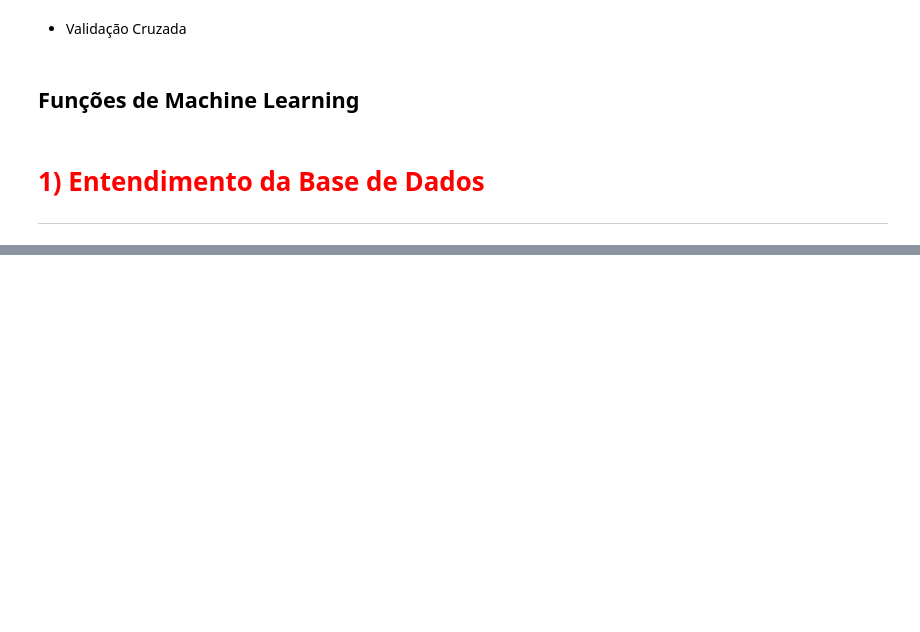
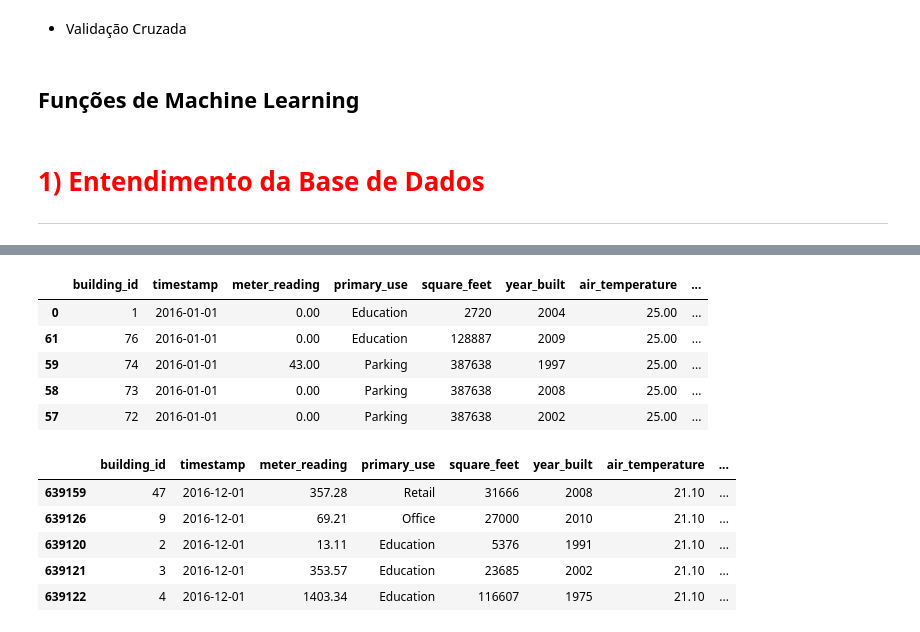
Before and after one commit to leonardovargas10/Modelo_Forecasting_Consumo_Energia, a Jupyter notebook: Modelo_Predicao_Consumo_Energia.ipynb, the cells around one changed output, grey strips where cells are left out. Saved outputs shown, nothing was run; the diff lists cells and outputs as text; code cells hidden in the pictures; blank space fills up the shorter version.

```diff
--- a/Modelo_Predicao_Consumo_Energia.ipynb
+++ b/Modelo_Predicao_Consumo_Energia.ipynb
@@ -499,3 +507,18 @@ def teste_hipotese_duas_amostras_independentes(parametrico, amostra1, amostra2,
+# %%
+def features_temporais(train, test):
+    train['timestamp'] = pd.to_datetime(train['timestamp'])
+    test['timestamp'] = pd.to_datetime(test['timestamp'])
+
+
+    train['year'] = train['timestamp'].dt.year
+    train['month'] = train['timestamp'].dt.month
+    train['day'] = train['timestamp'].dt.day
+    train['hour'] = train['timestamp'].dt.hour
+
+    test['year'] = test['timestamp'].dt.year
+    test['month'] = test['timestamp'].dt.month
+    test['day'] = test['timestamp'].dt.day
+    test['hour'] = test['timestamp'].dt.hour
 # %% [markdown]
 * Separa entre Features e Target
 # %%
@@ -702,0 +839,18 @@ test = pd.read_csv('../04_modelo_predicao_consumo_energia/data/test.csv')
+# %%
+features_temporais(df_train, df_valid)
+
+display(df_train.head())
+display(df_valid.head())
+# %% [output]
+|  | building_id | timestamp | meter_reading | primary_use | square_feet | year_built | air_temperature | ... |
+| 0 | 1 | 2016-01-01 | 0.00 | Education | 2720 | 2004 | 25.00 | ... |
+| 61 | 76 | 2016-01-01 | 0.00 | Education | 128887 | 2009 | 25.00 | ... |
+| 59 | 74 | 2016-01-01 | 43.00 | Parking | 387638 | 1997 | 25.00 | ... |
+| 58 | 73 | 2016-01-01 | 0.00 | Parking | 387638 | 2008 | 25.00 | ... |
+| 57 | 72 | 2016-01-01 | 0.00 | Parking | 387638 | 2002 | 25.00 | ... |
+|  | building_id | timestamp | meter_reading | primary_use | square_feet | year_built | air_temperature | ... |
+| 639159 | 47 | 2016-12-01 | 357.28 | Retail | 31666 | 2008 | 21.10 | ... |
+| 639126 | 9 | 2016-12-01 | 69.21 | Office | 27000 | 2010 | 21.10 | ... |
+| 639120 | 2 | 2016-12-01 | 13.11 | Education | 5376 | 1991 | 21.10 | ... |
+| 639121 | 3 | 2016-12-01 | 353.57 | Education | 23685 | 2002 | 21.10 | ... |
+| 639122 | 4 | 2016-12-01 | 1403.34 | Education | 116607 | 1975 | 21.10 | ... |
```
Also changed, not shown: parts of 23 cells of this notebook, 1 other file.
